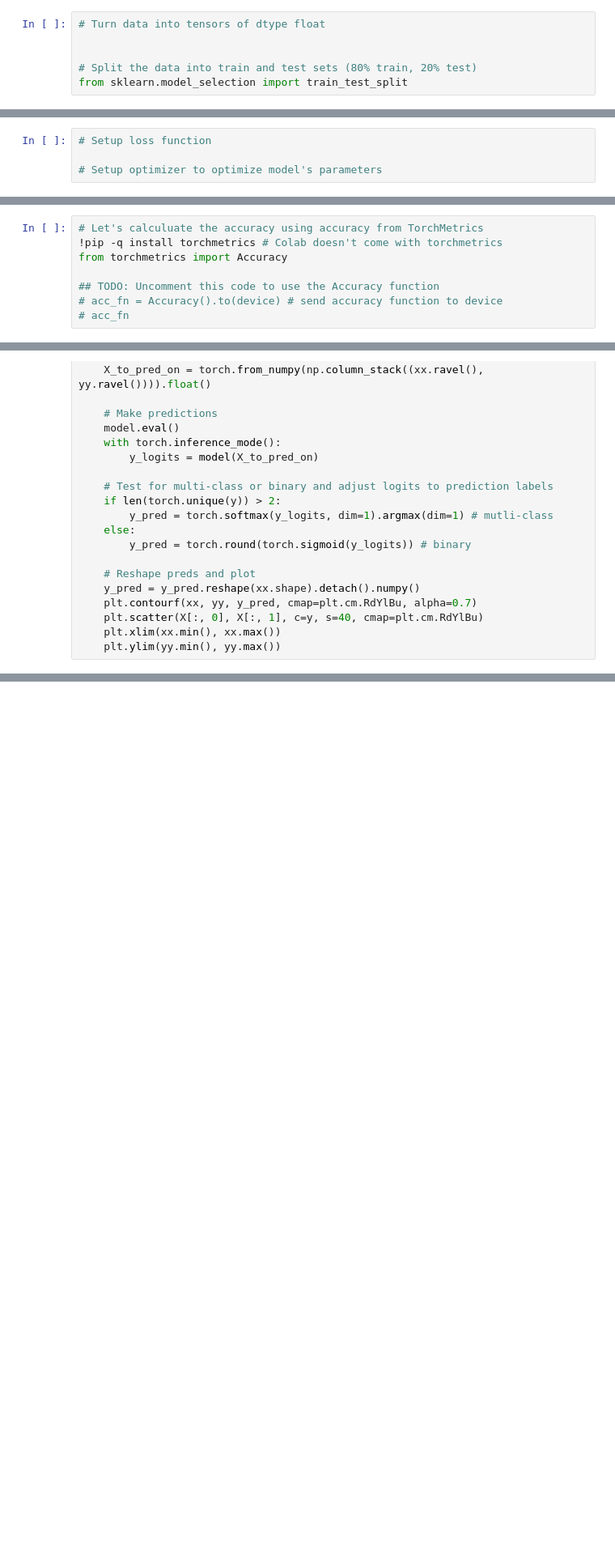
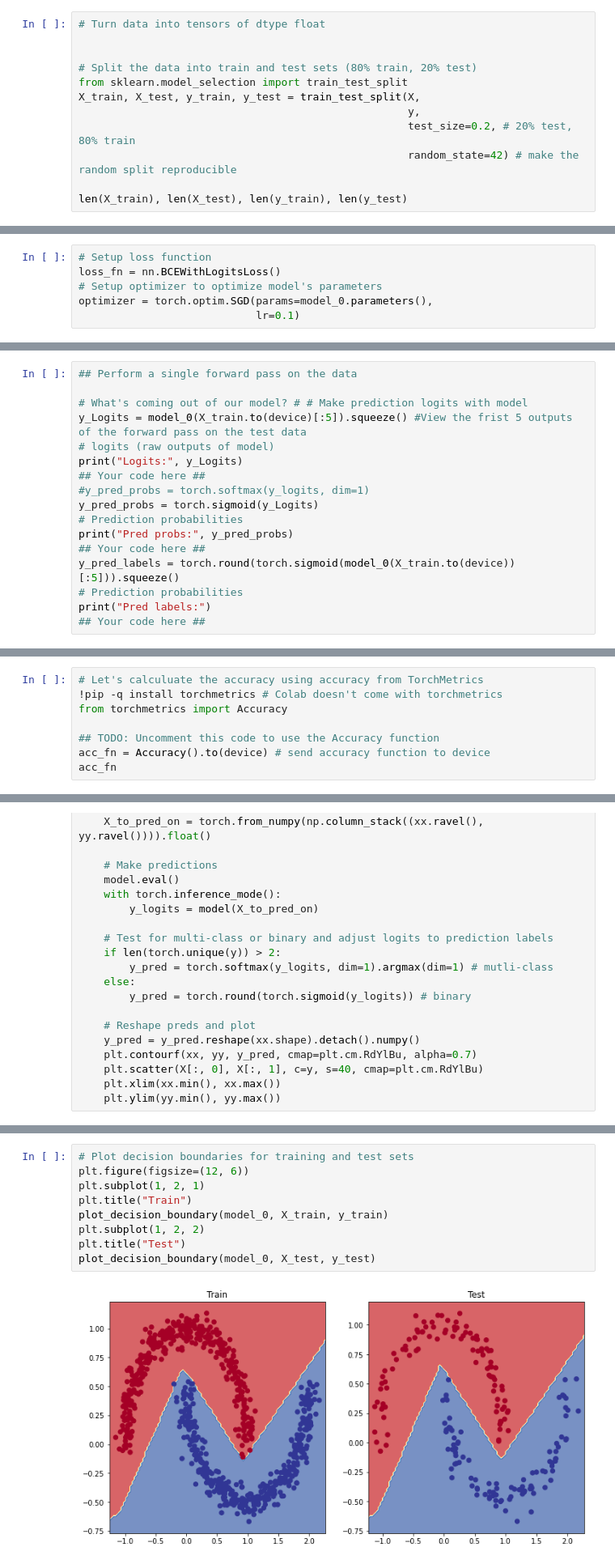
Before and after one commit to pascale25/Deep_learning, a Jupyter notebook: extras/exercises/02_pytorch_classification_exercises.ipynb, the cells around one changed output, grey strips where cells are left out. Shown at 81% size. Saved outputs shown, nothing was run; the diff lists cells and outputs as text; blank space fills up the shorter version.

```diff
--- a/extras/exercises/02_pytorch_classification_exercises.ipynb
+++ b/extras/exercises/02_pytorch_classification_exercises.ipynb
@@ -43,3 +84,9 @@ import matplotlib.pyplot as plt
 
 # Split the data into train and test sets (80% train, 20% test)
 from sklearn.model_selection import train_test_split
+X_train, X_test, y_train, y_test = train_test_split(X,
+                                                    y,
+                                                    test_size=0.2, # 20% test, 80% train
+                                                    random_state=42) # make the random split reproducible
+
+len(X_train), len(X_test), len(y_train), len(y_test)
@@ -64,8 +153,10 @@ class MoonModelV0(nn.Module):
 ## 3. Setup a binary classification compatible loss function and optimizer to use when training the model built in 2.
 # %%
 # Setup loss function
-
+loss_fn = nn.BCEWithLogitsLoss()
 # Setup optimizer to optimize model's parameters
+optimizer = torch.optim.SGD(params=model_0.parameters(),
+                            lr=0.1)
 # %% [markdown]
 ## 4. Create a training and testing loop to fit the model you created in 2 to the data you created in 1.
   * Do a forward pass of the model to see what's coming out in the form of logits, prediction probabilities and labels.
@@ -92,0 +196,17 @@ Pred labels:
+# %%
+## Perform a single forward pass on the data
+
+# What's coming out of our model? # # Make prediction logits with model
+y_Logits = model_0(X_train.to(device)[:5]).squeeze() #View the frist 5 outputs of the forward pass on the test data
+# logits (raw outputs of model)
+print("Logits:", y_Logits)
+## Your code here ##
+#y_pred_probs = torch.softmax(y_logits, dim=1)
+y_pred_probs = torch.sigmoid(y_Logits)
+# Prediction probabilities
+print("Pred probs:", y_pred_probs)
+## Your code here ##
+y_pred_labels = torch.round(torch.sigmoid(model_0(X_train.to(device))[:5])).squeeze()
+# Prediction probabilities
+print("Pred labels:")
+## Your code here ##
@@ -96,5 +222,5 @@ Pred labels:
 from torchmetrics import Accuracy
 
 ## TODO: Uncomment this code to use the Accuracy function
-# acc_fn = Accuracy().to(device) # send accuracy function to device
-# acc_fn
+acc_fn = Accuracy().to(device) # send accuracy function to device
+acc_fn
@@ -192,3 +331,14 @@ def plot_decision_boundary(model, X, y):
+# %%
+# Plot decision boundaries for training and test sets
+plt.figure(figsize=(12, 6))
+plt.subplot(1, 2, 1)
+plt.title("Train")
+plot_decision_boundary(model_0, X_train, y_train)
+plt.subplot(1, 2, 2)
+plt.title("Test")
+plot_decision_boundary(model_0, X_test, y_test)
+# %% [output]
+[figure, added]
 # %% [markdown]
 ## 6. Replicate the Tanh (hyperbolic tangent) activation function in pure PyTorch.
   * Feel free to reference the [ML cheatsheet website](https://ml-cheatsheet.readthedocs.io/en/latest/activation_functions.html#tanh) for the formula.
```
Also changed, not shown: parts of 15 cells of this notebook.
